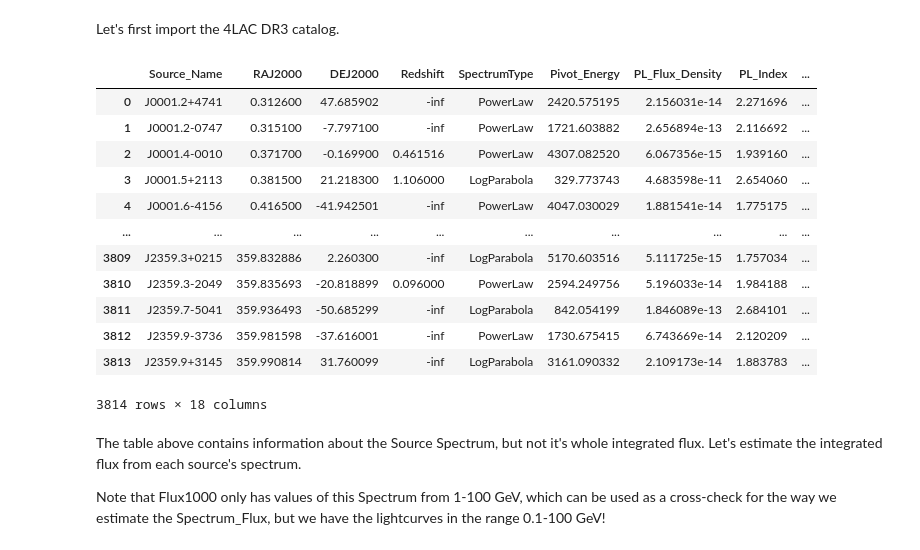
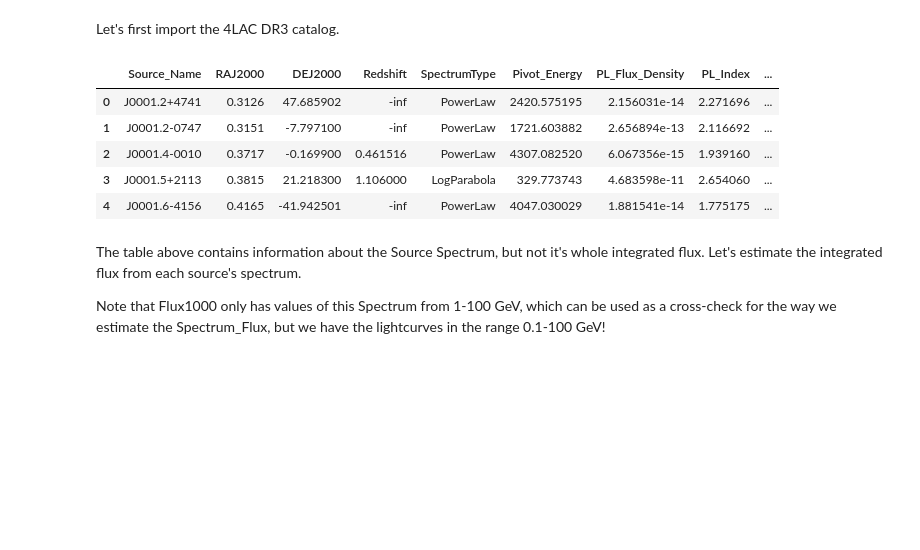
Before and after one commit to luanapassosreis/CTA_AGN_Pop_Variability, a Jupyter notebook: 4LAC_variability_analysis/main.ipynb, the cells around one changed output. Saved outputs shown, nothing was run; the diff lists cells and outputs as text; code cells hidden in the pictures; blank space fills up the shorter version.

```diff
--- a/4LAC_variability_analysis/main.ipynb
+++ b/4LAC_variability_analysis/main.ipynb
@@ -45,21 +45,14 @@ path_4lac_dr3_catalog = '../4LAC_catalog_generator_v3/resulting_catalogs/agn_pop
 table_agn_pop_4lac_dr3 = astropy.table.Table.read(path_4lac_dr3_catalog, format='ascii.ecsv')
 df_agn_pop_4lac_dr3 = table_agn_pop_4lac_dr3.to_pandas()
 # %%
-df_agn_pop_4lac_dr3
+df_agn_pop_4lac_dr3.head()
 # %% [output]
 |  | Source_Name | RAJ2000 | DEJ2000 | Redshift | SpectrumType | Pivot_Energy | PL_Flux_Density | PL_Index | ... |
-| 0 | J0001.2+4741 | 0.312600 | 47.685902 | -inf | PowerLaw | 2420.575195 | 2.156031e-14 | 2.271696 | ... |
-| 1 | J0001.2-0747 | 0.315100 | -7.797100 | -inf | PowerLaw | 1721.603882 | 2.656894e-13 | 2.116692 | ... |
-| 2 | J0001.4-0010 | 0.371700 | -0.169900 | 0.461516 | PowerLaw | 4307.082520 | 6.067356e-15 | 1.939160 | ... |
-| 3 | J0001.5+2113 | 0.381500 | 21.218300 | 1.106000 | LogParabola | 329.773743 | 4.683598e-11 | 2.654060 | ... |
-| 4 | J0001.6-4156 | 0.416500 | -41.942501 | -inf | PowerLaw | 4047.030029 | 1.881541e-14 | 1.775175 | ... |
-| ... | ... | ... | ... | ... | ... | ... | ... | ... | ... |
-| 3809 | J2359.3+0215 | 359.832886 | 2.260300 | -inf | LogParabola | 5170.603516 | 5.111725e-15 | 1.757034 | ... |
-| 3810 | J2359.3-2049 | 359.835693 | -20.818899 | 0.096000 | PowerLaw | 2594.249756 | 5.196033e-14 | 1.984188 | ... |
-| 3811 | J2359.7-5041 | 359.936493 | -50.685299 | -inf | LogParabola | 842.054199 | 1.846089e-13 | 2.684101 | ... |
-| 3812 | J2359.9-3736 | 359.981598 | -37.616001 | -inf | PowerLaw | 1730.675415 | 6.743669e-14 | 2.120209 | ... |
-| 3813 | J2359.9+3145 | 359.990814 | 31.760099 | -inf | LogParabola | 3161.090332 | 2.109173e-14 | 1.883783 | ... |
+| 0 | J0001.2+4741 | 0.3126 | 47.685902 | -inf | PowerLaw | 2420.575195 | 2.156031e-14 | 2.271696 | ... |
+| 1 | J0001.2-0747 | 0.3151 | -7.797100 | -inf | PowerLaw | 1721.603882 | 2.656894e-13 | 2.116692 | ... |
+| 2 | J0001.4-0010 | 0.3717 | -0.169900 | 0.461516 | PowerLaw | 4307.082520 | 6.067356e-15 | 1.939160 | ... |
+| 3 | J0001.5+2113 | 0.3815 | 21.218300 | 1.106000 | LogParabola | 329.773743 | 4.683598e-11 | 2.654060 | ... |
+| 4 | J0001.6-4156 | 0.4165 | -41.942501 | -inf | PowerLaw | 4047.030029 | 1.881541e-14 | 1.775175 | ... |
-3814 rows × 18 columns
 # %% [markdown]
 The table above contains information about the Source Spectrum, but not it's whole integrated flux.
 Let's estimate the integrated flux from each source's spectrum.
```
Also changed, not shown: parts of 15 cells of this notebook, 3 other files.
